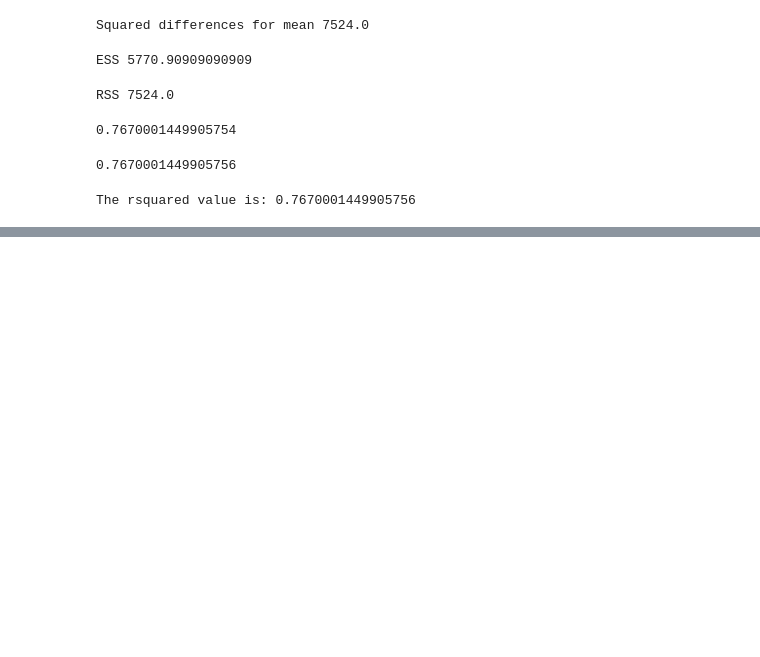
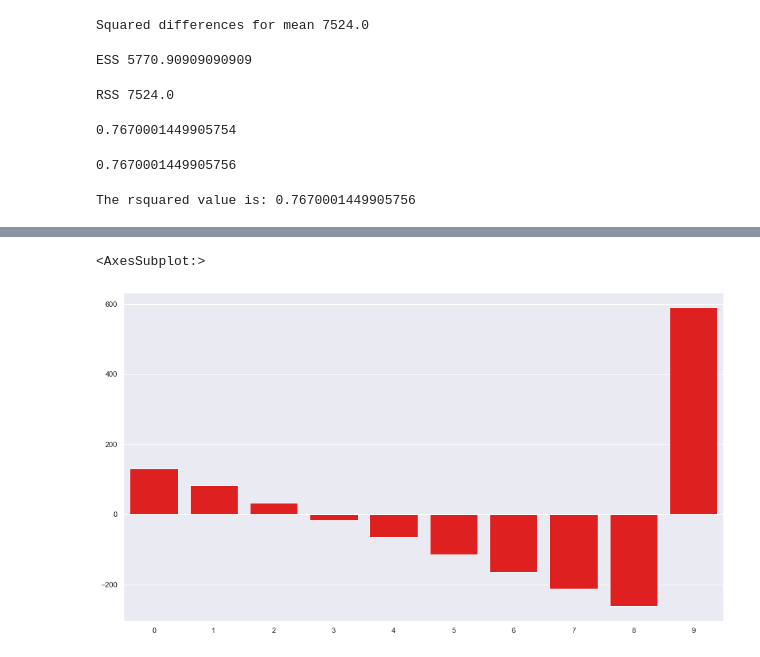
Before and after one commit to vvseva/DS_DAPS, a Jupyter notebook: 4-lab/4-prediction.ipynb, the cells around one changed output, grey strips where cells are left out. Cells and saved outputs as stored; diff of their text form; code cells hidden in the pictures; blank space fills up the shorter version.

```diff
--- a/4-lab/4-prediction.ipynb
+++ b/4-lab/4-prediction.ipynb
@@ -269,0 +303,8 @@ The rsquared value is: 0.7670001449905756
+# %%
+line1 = linefitline(x)
+y - line1
+
+sns.barplot(x = x, y = y - line1, color = 'red')
+# %% [output]
+<AxesSubplot:>
+[figure, added]
```
Also changed, not shown: parts of 18 cells of this notebook, 3 other files.
